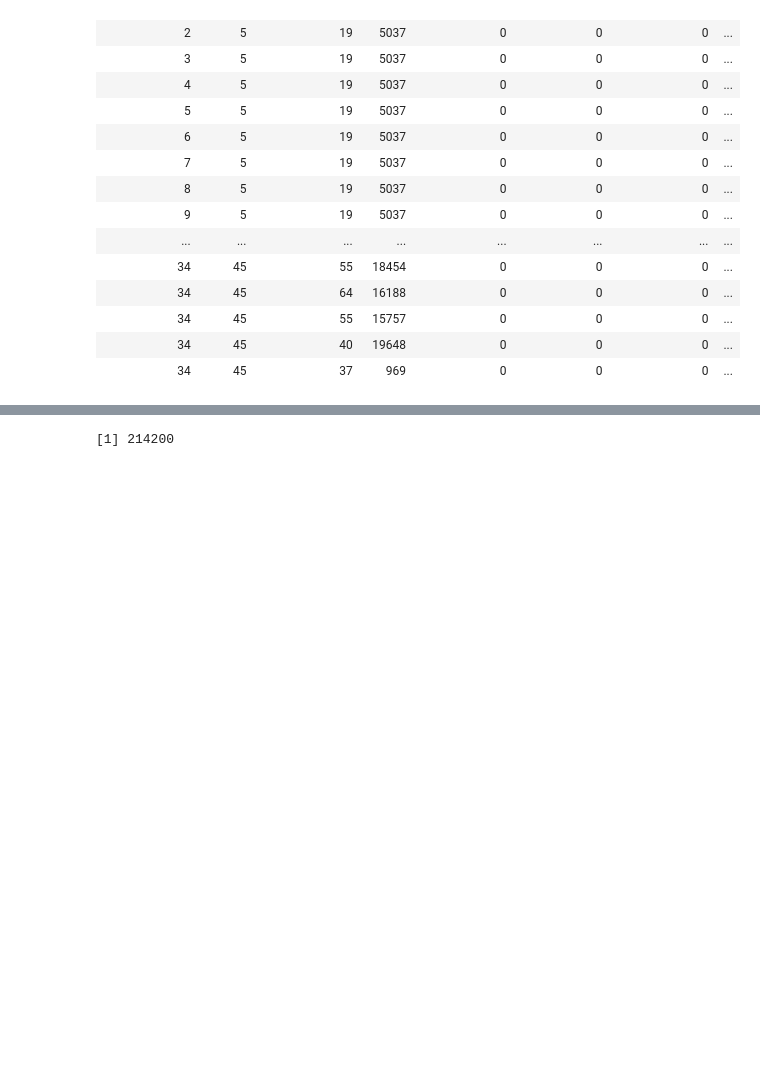
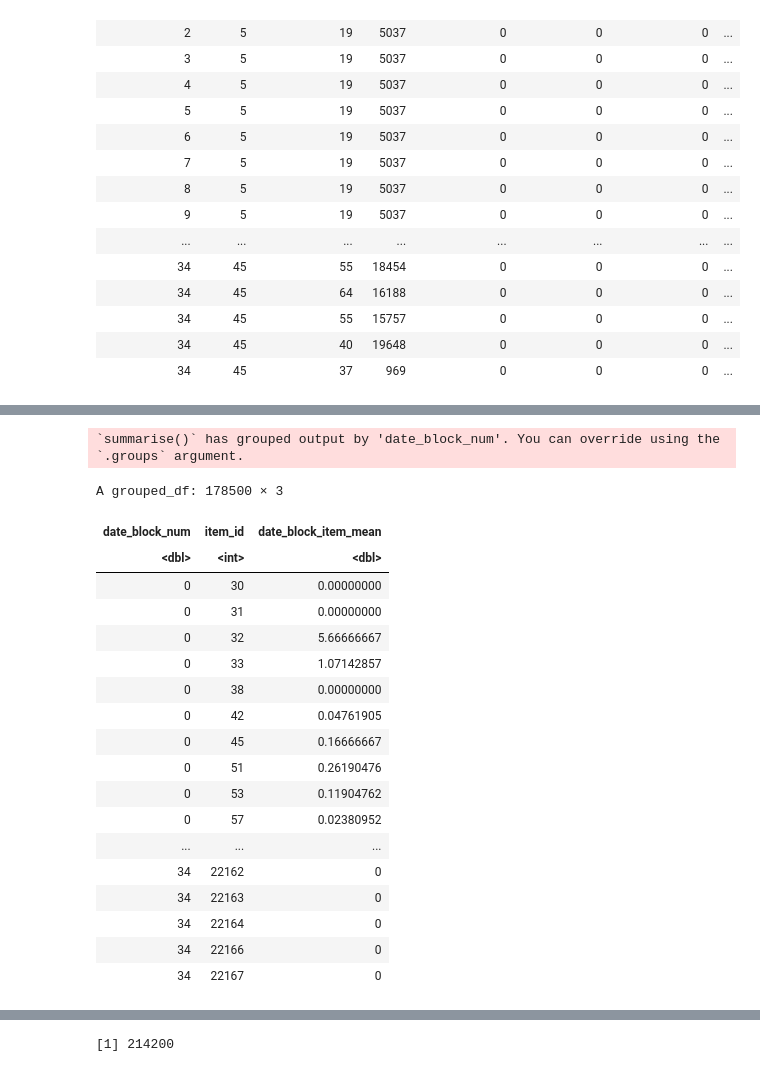
Before and after one commit to ss3468/CS636_Final_Project, a Jupyter notebook: Final_Project_sales.ipynb, the cells around one changed output, grey strips where cells are left out. Cells and saved outputs as stored; diff of their text form; code cells hidden in the pictures; blank space fills up the shorter version.

```diff
--- a/Final_Project_sales.ipynb
+++ b/Final_Project_sales.ipynb
@@ -203 +202,27 @@ A grouped_df: 1470 × 3
+# %%
+date_block_item_mean<-train_monthly%>%group_by(date_block_num,item_id)%>%summarize(date_block_item_mean=mean(item_cnt_month))
+date_block_item_mean
+train_monthly<-train_monthly%>%left_join(date_block_item_mean,by=c('date_block_num', 'item_id'))
+train_monthly[is.na(train_monthly)]<-0
+# %% [output]
+`summarise()` has grouped output by 'date_block_num'. You can override using the `.groups` argument.
+A grouped_df: 178500 × 3
+| date_block_num | item_id | date_block_item_mean |
+| <dbl> | <int> | <dbl> |
+| 0 | 30 | 0.00000000 |
+| 0 | 31 | 0.00000000 |
+| 0 | 32 | 5.66666667 |
+| 0 | 33 | 1.07142857 |
+| 0 | 38 | 0.00000000 |
+| 0 | 42 | 0.04761905 |
+| 0 | 45 | 0.16666667 |
+| 0 | 51 | 0.26190476 |
+| 0 | 53 | 0.11904762 |
+| 0 | 57 | 0.02380952 |
+| ... | ... | ... |
+| 34 | 22162 | 0 |
+| 34 | 22163 | 0 |
+| 34 | 22164 | 0 |
+| 34 | 22166 | 0 |
+| 34 | 22167 | 0 |
 # %%
```
Also changed, not shown: parts of 12 cells of this notebook.
